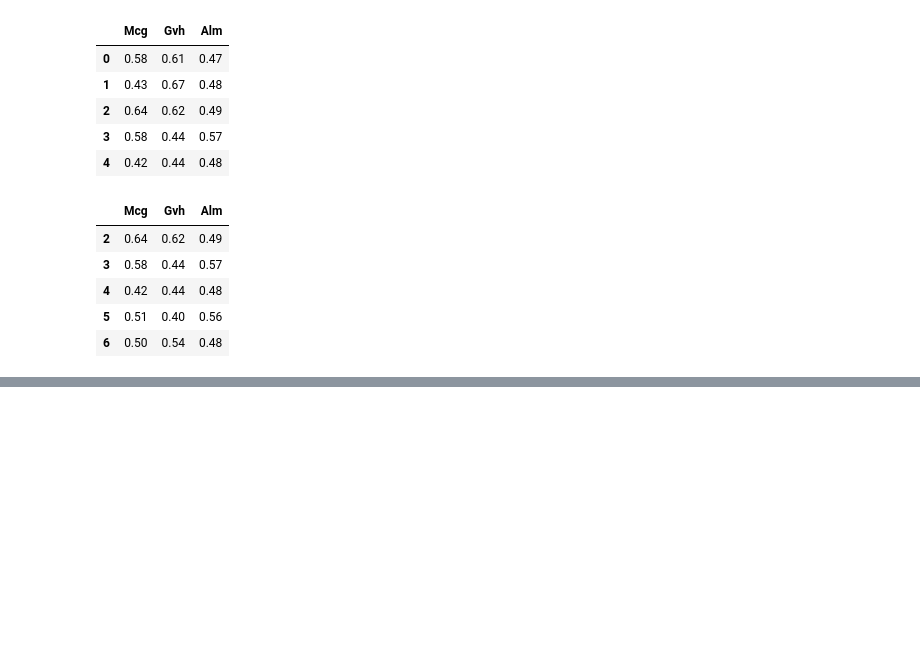
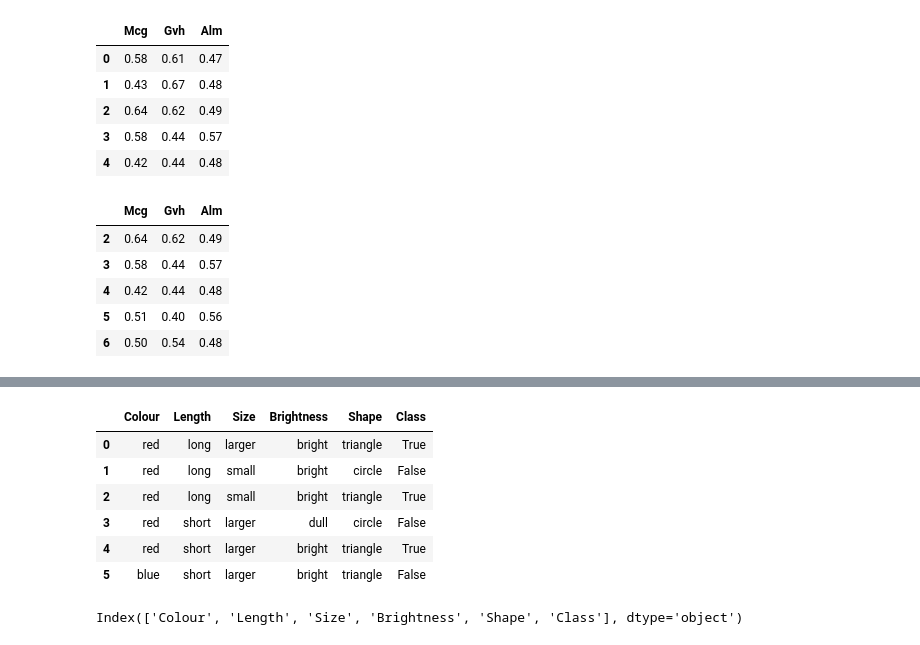
Before and after one commit to HangGao132/tutorial_762_2021, a Jupyter notebook: tutorial_01.ipynb, the cells around one changed output, grey strips where cells are left out. Saved outputs shown, nothing was run; the diff lists cells and outputs as text; code cells hidden in the pictures; blank space fills up the shorter version.

```diff
--- a/tutorial_01.ipynb
+++ b/tutorial_01.ipynb
@@ -418,0 +447,29 @@ df[2:7]
+# %%
+PATH_DATA_1 = os.path.join('data', 'dataset1_csv')
+# For writing only
+
+text = """Colour,Length,Size,Brightness,Shape,Class
+red,long,larger,bright,triangle,True
+red,long,small,bright,circle,False
+red,long,small,bright,triangle,True
+red,short,larger,dull,circle,False
+red,short,larger,bright,triangle,True
+blue,short,larger,bright,triangle,False"""
+with open(PATH_DATA_1, 'w') as f:
+    f.write(text)
+    f.close()
+# %%
+df1 = pd.read_csv(PATH_DATA_1)
+df1
+# %% [output]
+|  | Colour | Length | Size | Brightness | Shape | Class |
+| 0 | red | long | larger | bright | triangle | True |
+| 1 | red | long | small | bright | circle | False |
+| 2 | red | long | small | bright | triangle | True |
+| 3 | red | short | larger | dull | circle | False |
+| 4 | red | short | larger | bright | triangle | True |
+| 5 | blue | short | larger | bright | triangle | False |
+# %%
+df1.columns
+# %% [output]
+Index(['Colour', 'Length', 'Size', 'Brightness', 'Shape', 'Class'], dtype='object')
```
Also changed, not shown: parts of 11 cells of this notebook, 1 other file.
